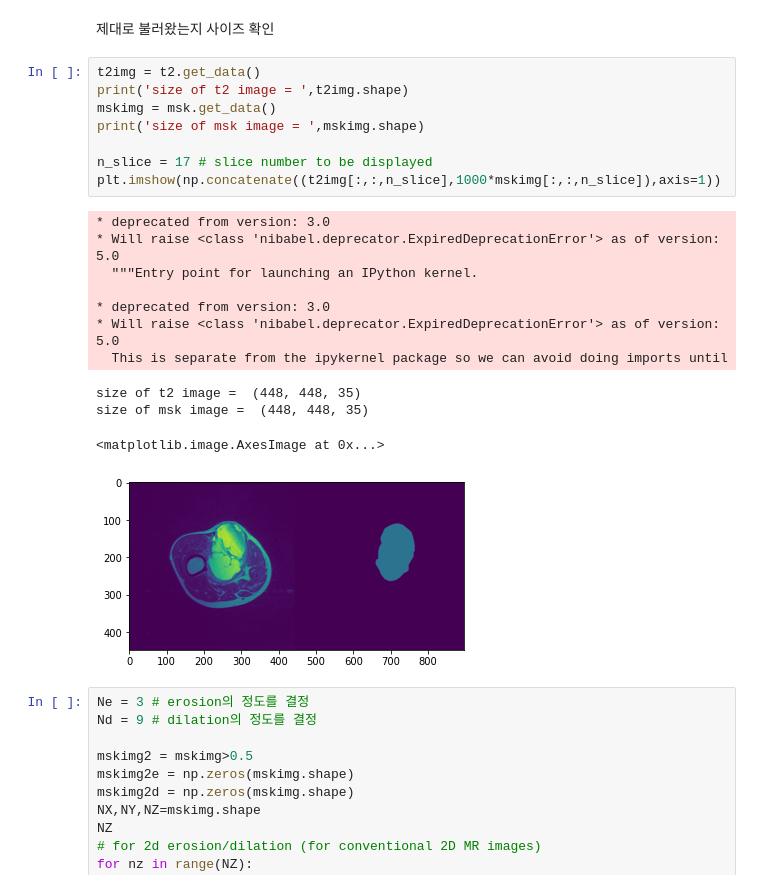
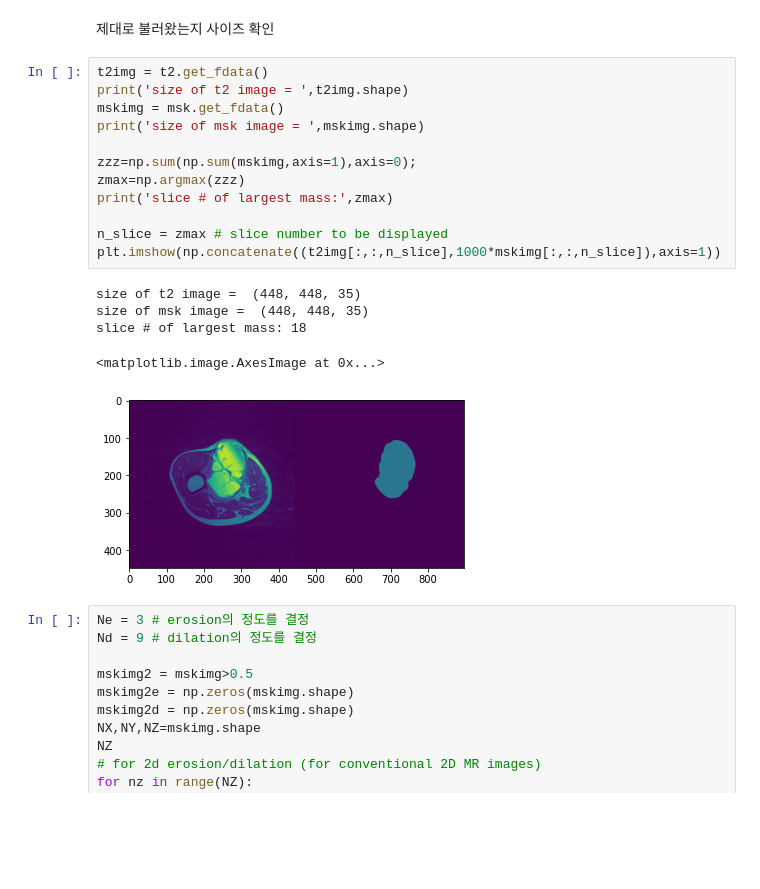
Before and after one commit to YoonhoNam/cmcradiomics, a Jupyter notebook: processing/dip_nifti_dilation.ipynb, the cells around one changed output. Saved outputs shown, nothing was run; the diff lists cells and outputs as text; blank space fills up the shorter version.

```diff
--- a/processing/dip_nifti_dilation.ipynb
+++ b/processing/dip_nifti_dilation.ipynb
@@ -20,25 +22,23 @@ msk = nib.load('/content/drive/My Drive/mary/jjy/radiomics/seg2.nii.gz')
 # %% [markdown]
 제대로 불러왔는지 사이즈 확인
 # %%
-t2img = t2.get_data()
+t2img = t2.get_fdata()
 print('size of t2 image = ',t2img.shape)
-mskimg = msk.get_data()
+mskimg = msk.get_fdata()
 print('size of msk image = ',mskimg.shape)
 
-n_slice = 17 # slice number to be displayed
+zzz=np.sum(np.sum(mskimg,axis=1),axis=0);
+zmax=np.argmax(zzz)
+print('slice # of largest mass:',zmax)
+
+n_slice = zmax # slice number to be displayed
 plt.imshow(np.concatenate((t2img[:,:,n_slice],1000*mskimg[:,:,n_slice]),axis=1))
 # %% [output]
-* deprecated from version: 3.0
-* Will raise <class 'nibabel.deprecator.ExpiredDeprecationError'> as of version: 5.0
-  """Entry point for launching an IPython kernel.
-
-* deprecated from version: 3.0
-* Will raise <class 'nibabel.deprecator.ExpiredDeprecationError'> as of version: 5.0
-  This is separate from the ipykernel package so we can avoid doing imports until
+size of t2 image =  (448, 448, 35)
+size of msk image =  (448, 448, 35)
+slice # of largest mass: 18
-size of t2 image =  (448, 448, 35)
-size of msk image =  (448, 448, 35)
+<matplotlib.image.AxesImage at 0x...>
-<matplotlib.image.AxesImage at 0x...>
-[figure, old version]
+[figure, new version]
 # %%
 Ne = 3 # erosion의 정도를 결정
 Nd = 9 # dilation의 정도를 결정
```
Also changed, not shown: parts of 1 cell of this notebook.
